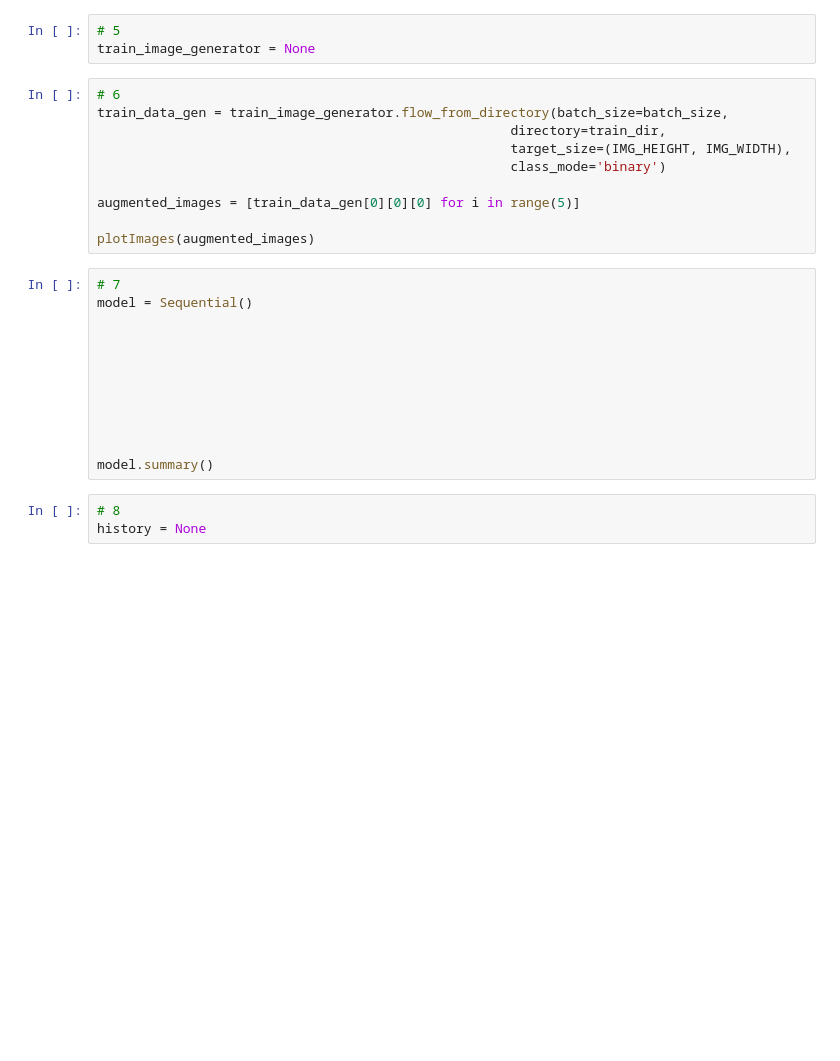
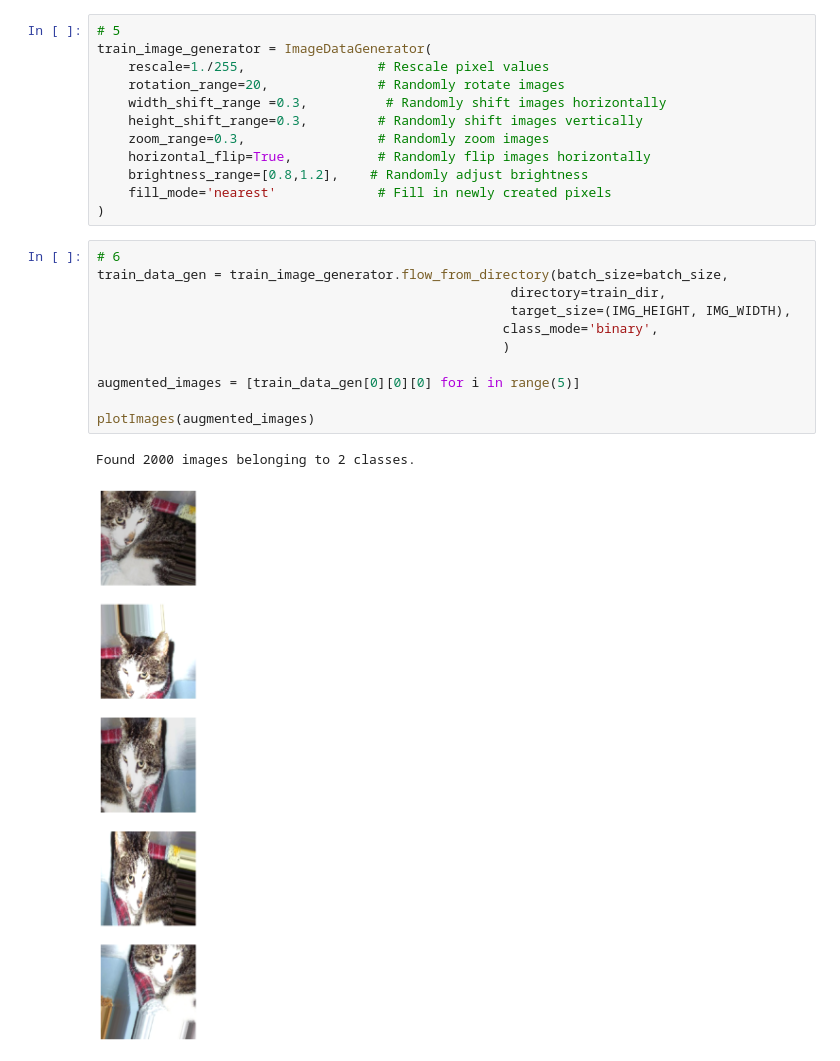
Before and after one commit to yuhtuna/Classifier, a Jupyter notebook: fcc_cat_dog.ipynb, the cells around one changed output. Drawn from its saved outputs; the diff is of its cells as text; blank space fills up the shorter version.

```diff
--- a/fcc_cat_dog.ipynb
+++ b/fcc_cat_dog.ipynb
@@ -124,28 +115,26 @@ plotImages(sample_training_images[:5])
-# %%
-# 5
-train_image_generator = None
+# %%
+# 5
+train_image_generator = ImageDataGenerator(
+    rescale=1./255,                 # Rescale pixel values
+    rotation_range=20,              # Randomly rotate images
+    width_shift_range =0.3,          # Randomly shift images horizontally
+    height_shift_range=0.3,         # Randomly shift images vertically
+    zoom_range=0.3,                 # Randomly zoom images
+    horizontal_flip=True,           # Randomly flip images horizontally
+    brightness_range=[0.8,1.2],    # Randomly adjust brightness
+    fill_mode='nearest'             # Fill in newly created pixels
+)
 # %%
 # 6
 train_data_gen = train_image_generator.flow_from_directory(batch_size=batch_size,
                                                      directory=train_dir,
                                                      target_size=(IMG_HEIGHT, IMG_WIDTH),
-                                                     class_mode='binary')
+                                                    class_mode='binary',
+                                                    )
 
 augmented_images = [train_data_gen[0][0][0] for i in range(5)]
 
 plotImages(augmented_images)
+# %% [output]
+Found 2000 images belonging to 2 classes.
+[figure, added]
-# %%
-# 7
-model = Sequential()
-
-
-
-
-
-
-
-
-model.summary()
-# %%
-# 8
-history = None
```
Also changed, not shown: parts of 9 cells of this notebook, 1 other file.
